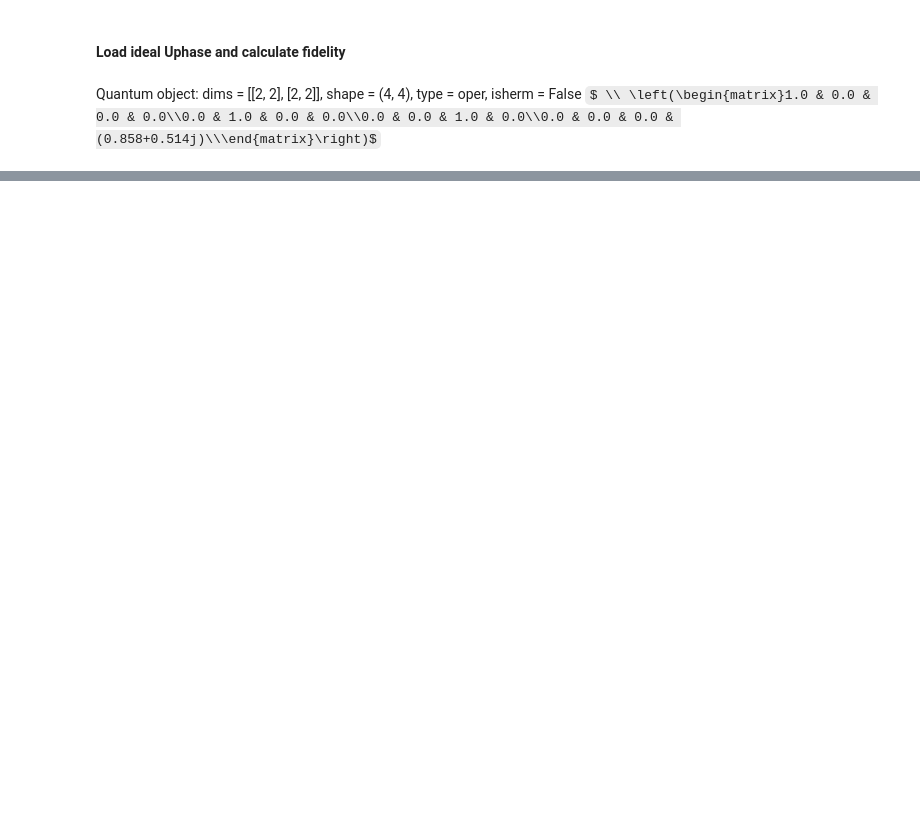
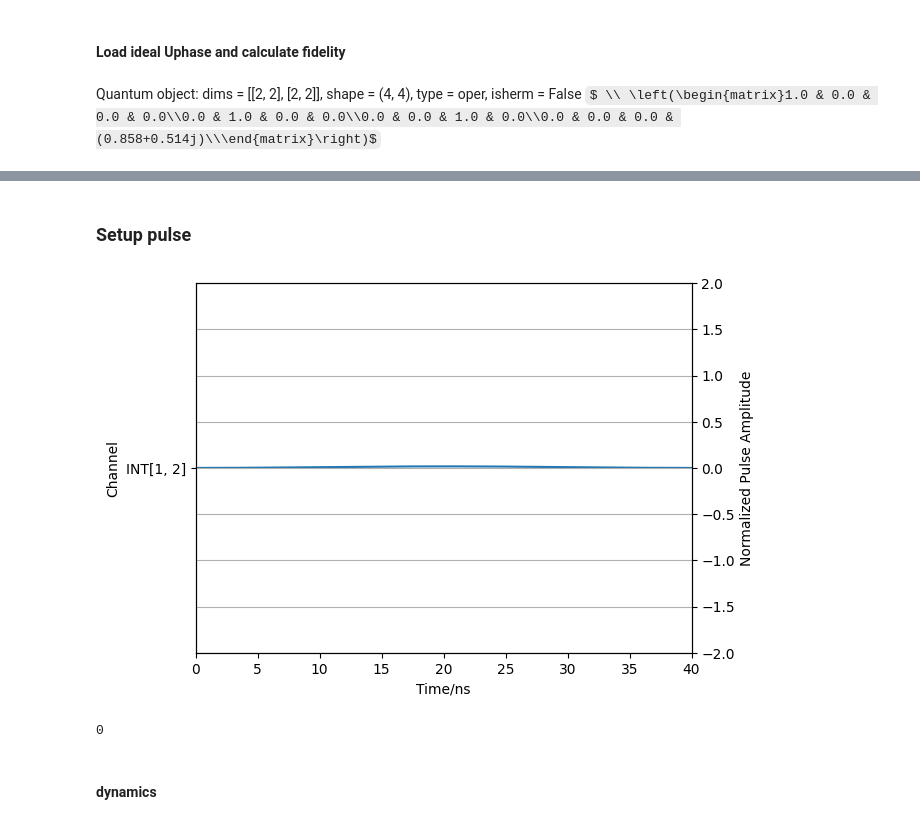
Before and after one commit to RunawayFancy/QuSim, a Jupyter notebook: Tutorial/arb_qubit_tutorial/ST0_qubit/CZ_ST0_pure.ipynb, the cells around one changed output, grey strips where cells are left out. Cells and saved outputs as stored; diff of their text form; code cells hidden in the pictures; some formulas as TeX source; blank space fills up the shorter version.

```diff
--- a/Tutorial/arb_qubit_tutorial/ST0_qubit/CZ_ST0_pure.ipynb
+++ b/Tutorial/arb_qubit_tutorial/ST0_qubit/CZ_ST0_pure.ipynb
@@ -902,0 +1094,36 @@ Fidelity: 82.8397882236%
+# %% [markdown]
+### Setup pulse
+# %%
+# t_width = 150; bisa_amp = 14.106e-3
+# or maybe 14.128e-3? as the baseline changed
+bisa_amp = 16.8045e-3; t_width = 40
+
+simulation_option = {
+    "simulation_time": t_width, # ns
+    "simulation_step": 10000,
+    "initial_state": [state_dudu, state_duud, state_uddu, state_udud] # Do multiple simulation
+}
+
+pulse_sequence = [
+    {
+        'pulse_index': 0, # [m,n] represents $\Omega_{mn}$
+        'type': "INT",
+        'pulse_shape': "cosine",
+        't_delay': 0, # unit in ns
+        't_width': t_width, # unit in ns
+        't_plateau':simulation_option['simulation_time'] - t_width , # unit in ns
+        'freq': 0, # unit in GHz; Z pulse does not use it
+        'phase': 0, # unit in rad; Z pulse does not use it
+        'amplitude': bisa_amp, # XY: Rabi freq; Z: biased frequency
+        'q_index': [1,2]
+    }
+]
+
+%matplotlib inline
+## Notice that the all pulses'  amplitude are rescaled by a factor 1/1.2
+pl.plot_pulse_sequence(pulse_sequence, simulation_option)
+# %% [output]
+[figure, added]
+0
+# %% [markdown]
+#### dynamics
```
Also changed, not shown: parts of 77 cells of this notebook, 12 other files.
